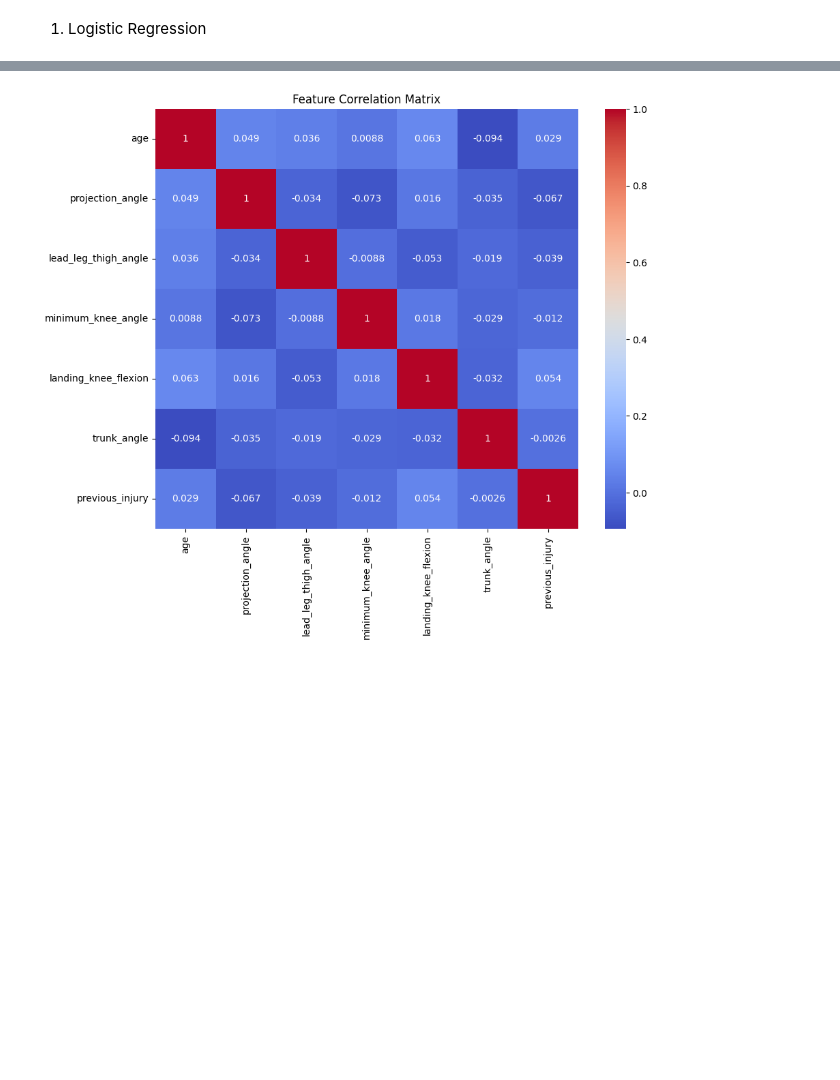
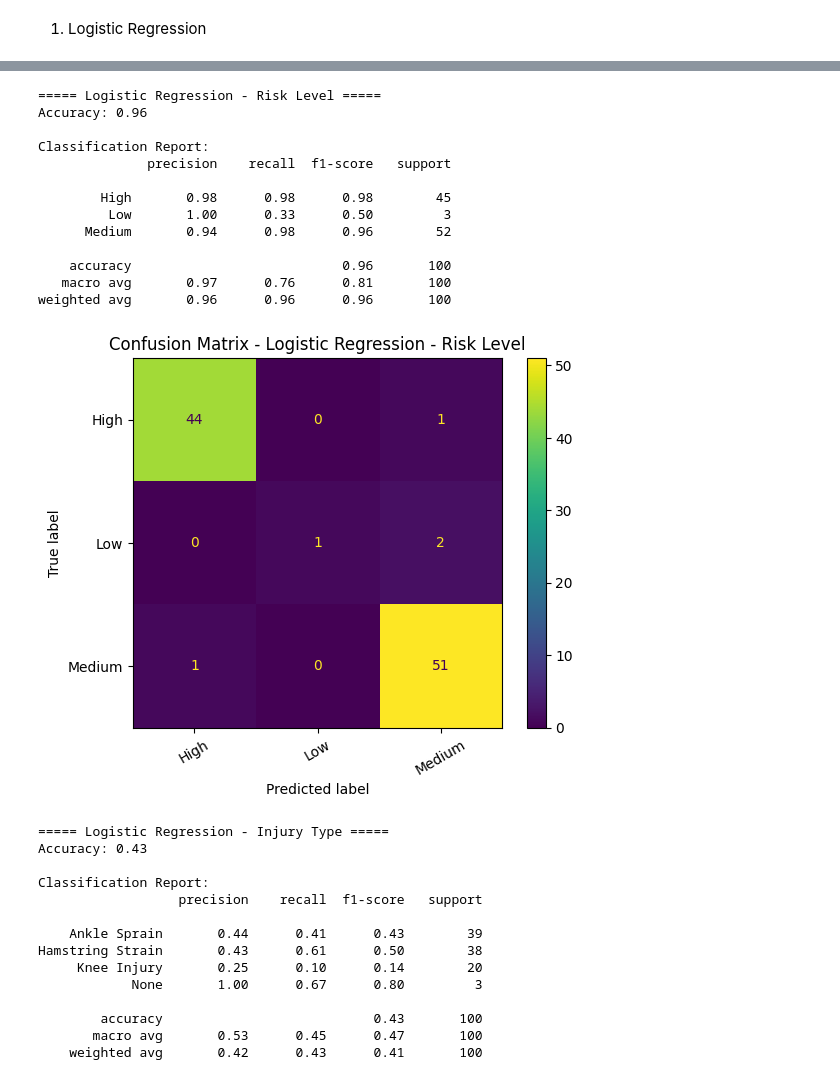
Before and after one commit to MinjanaAP/Long-Jump-Performance-Analysis, a Jupyter notebook: Module2_InjuryRisk_Model.ipynb, the cells around one changed output, grey strips where cells are left out. Cells and saved outputs as stored; diff of their text form; code cells hidden in the pictures; blank space fills up the shorter version.

Commit message:
Train synthetic data for 5 models. 1. Logistic regression 2. Random Forest 3. XGBoost 4. Support Vector Machine 5. K-Nearest Neighbors

```diff
--- a/Module2_InjuryRisk_Model.ipynb
+++ b/Module2_InjuryRisk_Model.ipynb
@@ -172,11 +231,13 @@ y = df["injury_risk"]
 # %%
 from sklearn.model_selection import train_test_split
 
-X_train, X_test, y_train, y_test = train_test_split(
+X_train, X_test, y_risk_train, y_risk_test, y_type_train, y_type_test = train_test_split(
     X,
-    y,
+    y_risk,
+    y_type,
     test_size=0.2,
-    random_state=42
+    random_state=42,
+    stratify=y_risk
 )
 # %% [markdown]
 5. Feature Scaling
@@ -188,7 +251,7 @@ from sklearn.preprocessing import StandardScaler
 
 scaler = StandardScaler()
 
-X_train = scaler.fit_transform(X_train)
-X_test = scaler.transform(X_test)
+X_train_scaled = scaler.fit_transform(X_train)
+X_test_scaled = scaler.transform(X_test)
 # %% [markdown]
 **Train Machine Learning Models**
@@ -226,12 +332,54 @@ plt.show()
-# %%
-plt.figure(figsize=(10,8))
-
-sns.heatmap(df.corr(numeric_only=True),
-            annot=True,
-            cmap='coolwarm')
-
-plt.title("Feature Correlation Matrix")
-
-plt.show()
-# %% [output]
-[figure, removed]
+# %%
+from sklearn.linear_model import LogisticRegression
+
+lr_risk = LogisticRegression(max_iter=1000, random_state=42)
+lr_type = LogisticRegression(max_iter=1000, random_state=42)
+
+lr_risk.fit(X_train_scaled, y_risk_train)
+lr_type.fit(X_train_scaled, y_type_train)
+
+lr_risk_pred = lr_risk.predict(X_test_scaled)
+lr_type_pred = lr_type.predict(X_test_scaled)
+
+risk_lr_result = evaluate_model(
+    "Logistic Regression - Risk Level",
+    y_risk_test,
+    lr_risk_pred,
+    risk_encoder.classes_
+)
+
+type_lr_result = evaluate_model(
+    "Logistic Regression - Injury Type",
+    y_type_test,
+    lr_type_pred,
+    type_encoder.classes_
+)
+# %% [output]
+===== Logistic Regression - Risk Level =====
+Accuracy: 0.96
+
+Classification Report:
+              precision    recall  f1-score   support
+
+        High       0.98      0.98      0.98        45
+         Low       1.00      0.33      0.50         3
+      Medium       0.94      0.98      0.96        52
+
+    accuracy                           0.96       100
+   macro avg       0.97      0.76      0.81       100
+weighted avg       0.96      0.96      0.96       100
+[figure, added]
+===== Logistic Regression - Injury Type =====
+Accuracy: 0.43
+
+Classification Report:
+                  precision    recall  f1-score   support
+
+    Ankle Sprain       0.44      0.41      0.43        39
+Hamstring Strain       0.43      0.61      0.50        38
+     Knee Injury       0.25      0.10      0.14        20
+            None       1.00      0.67      0.80         3
+
+        accuracy                           0.43       100
+       macro avg       0.53      0.45      0.47       100
+    weighted avg       0.42      0.43      0.41       100
```
Also changed, not shown: parts of 39 cells of this notebook.
